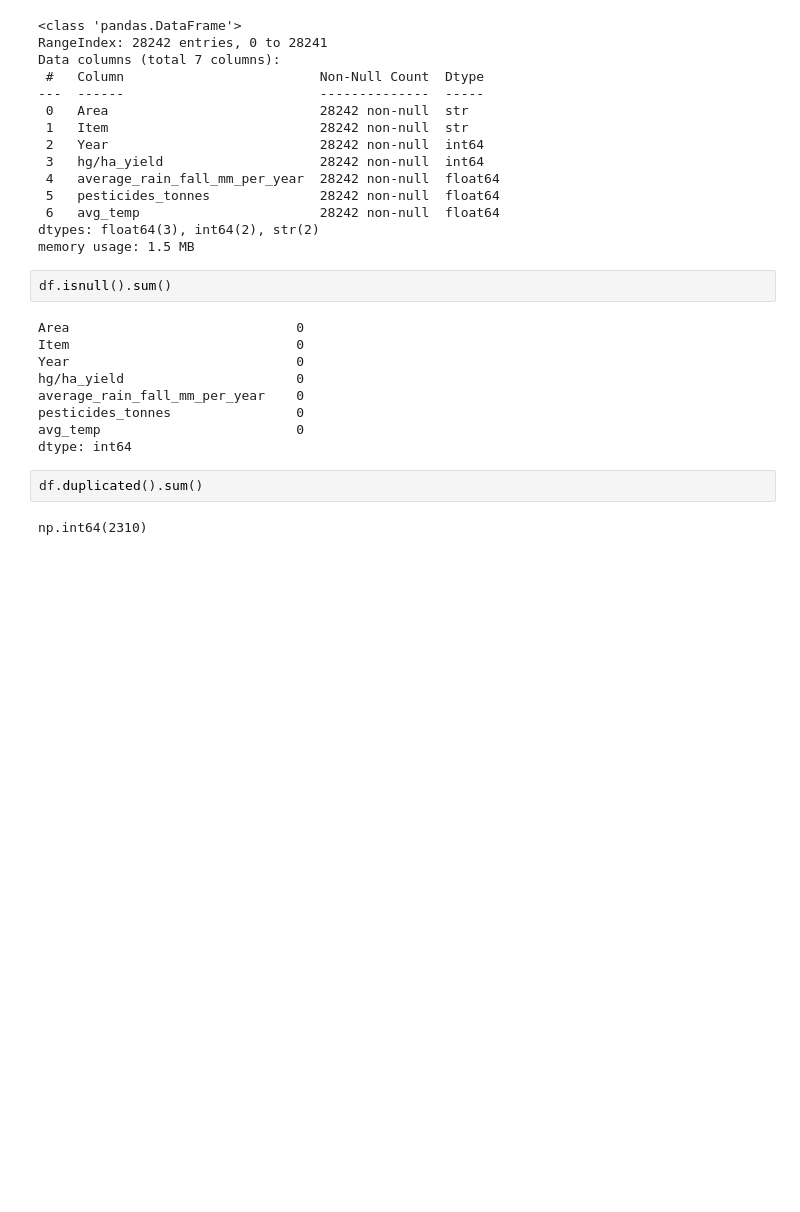
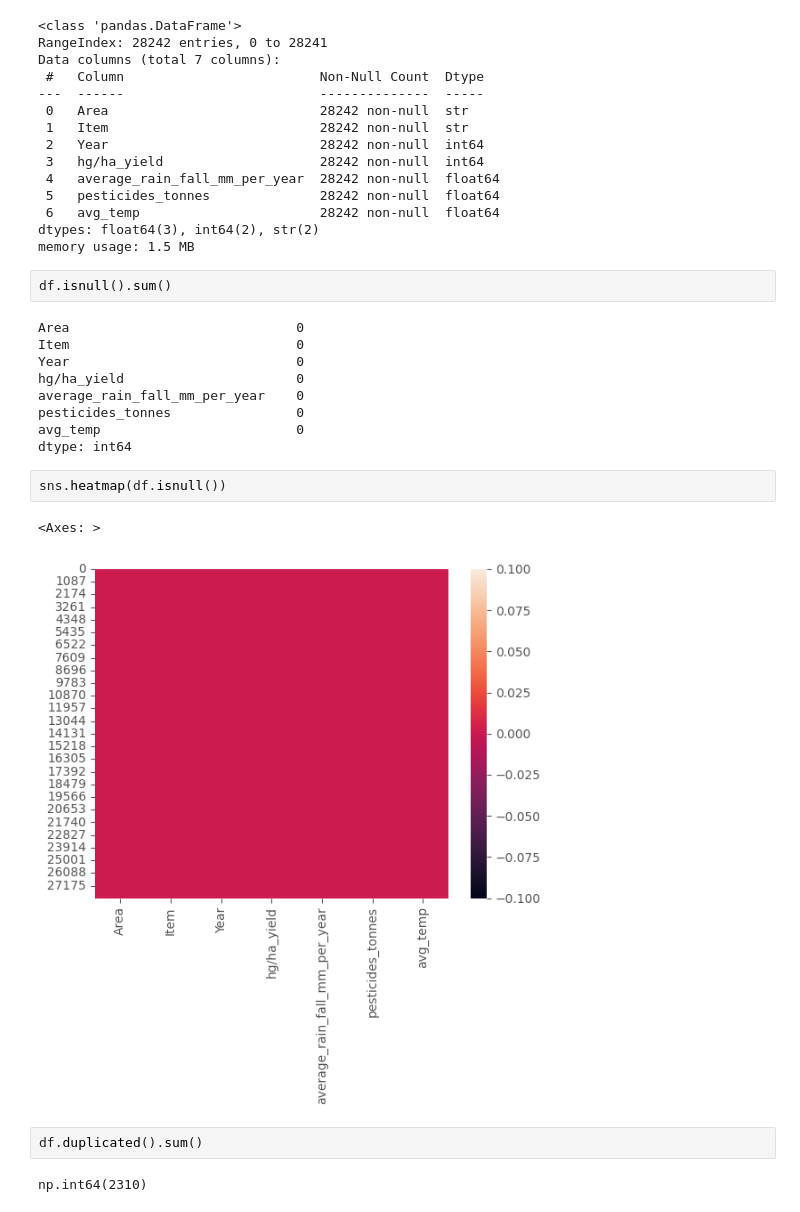
Before and after one commit to Sourajit-M/Crop-Yield-Prediction, a Jupyter notebook: Crop_Yield_Prediction.ipynb, the cells around one changed output. Cells and saved outputs as stored; diff of their text form; blank space fills up the shorter version.

```diff
--- a/Crop_Yield_Prediction.ipynb
+++ b/Crop_Yield_Prediction.ipynb
@@ -54,6 +54,11 @@ average_rain_fall_mm_per_year    0
 pesticides_tonnes                0
 avg_temp                         0
 dtype: int64
+# %%
+sns.heatmap(df.isnull())
+# %% [output]
+<Axes: >
+[figure, added]
 # %%
 df.duplicated().sum()
 # %% [output]
```
Also changed, not shown: 1 other file.
